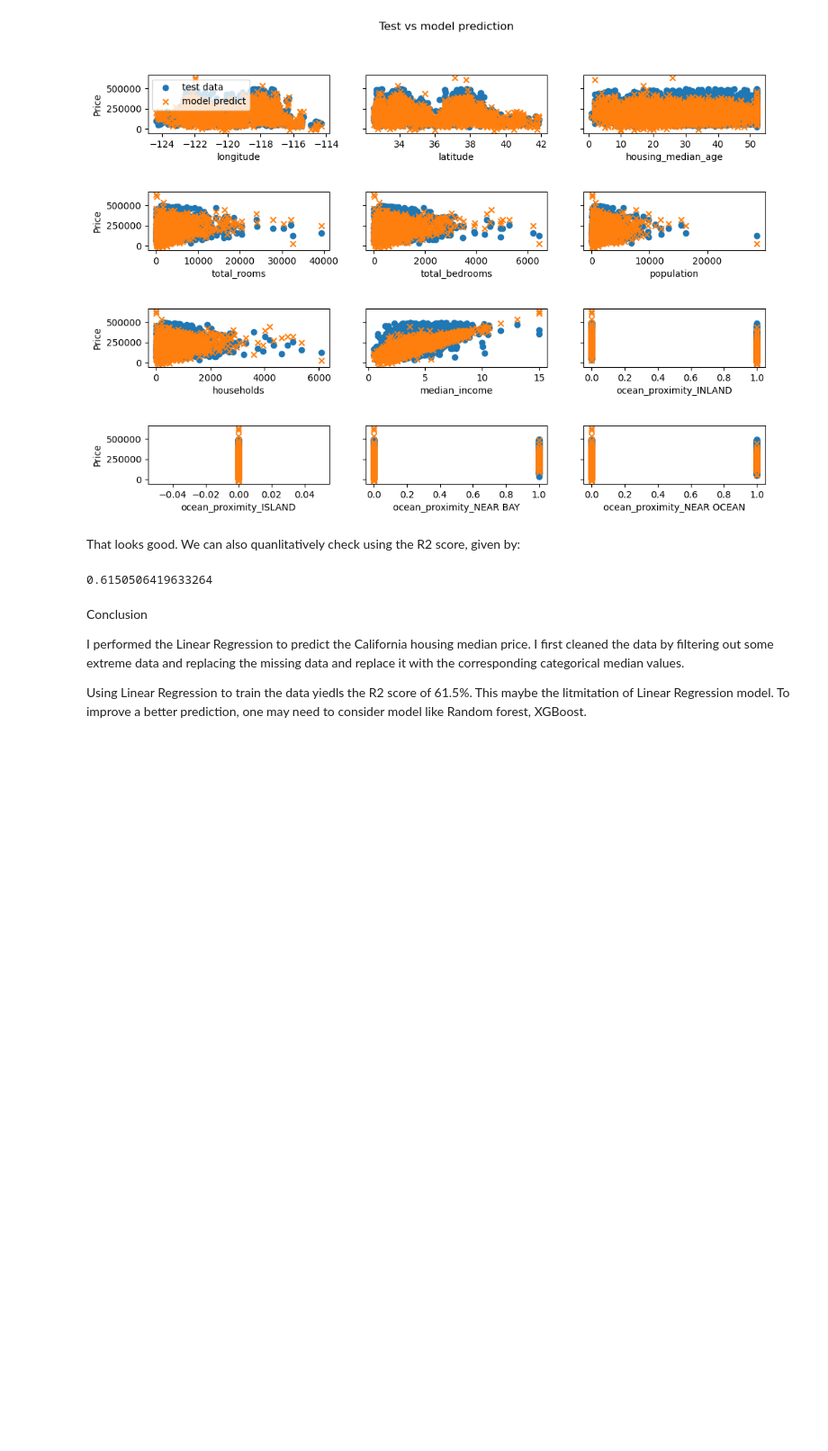
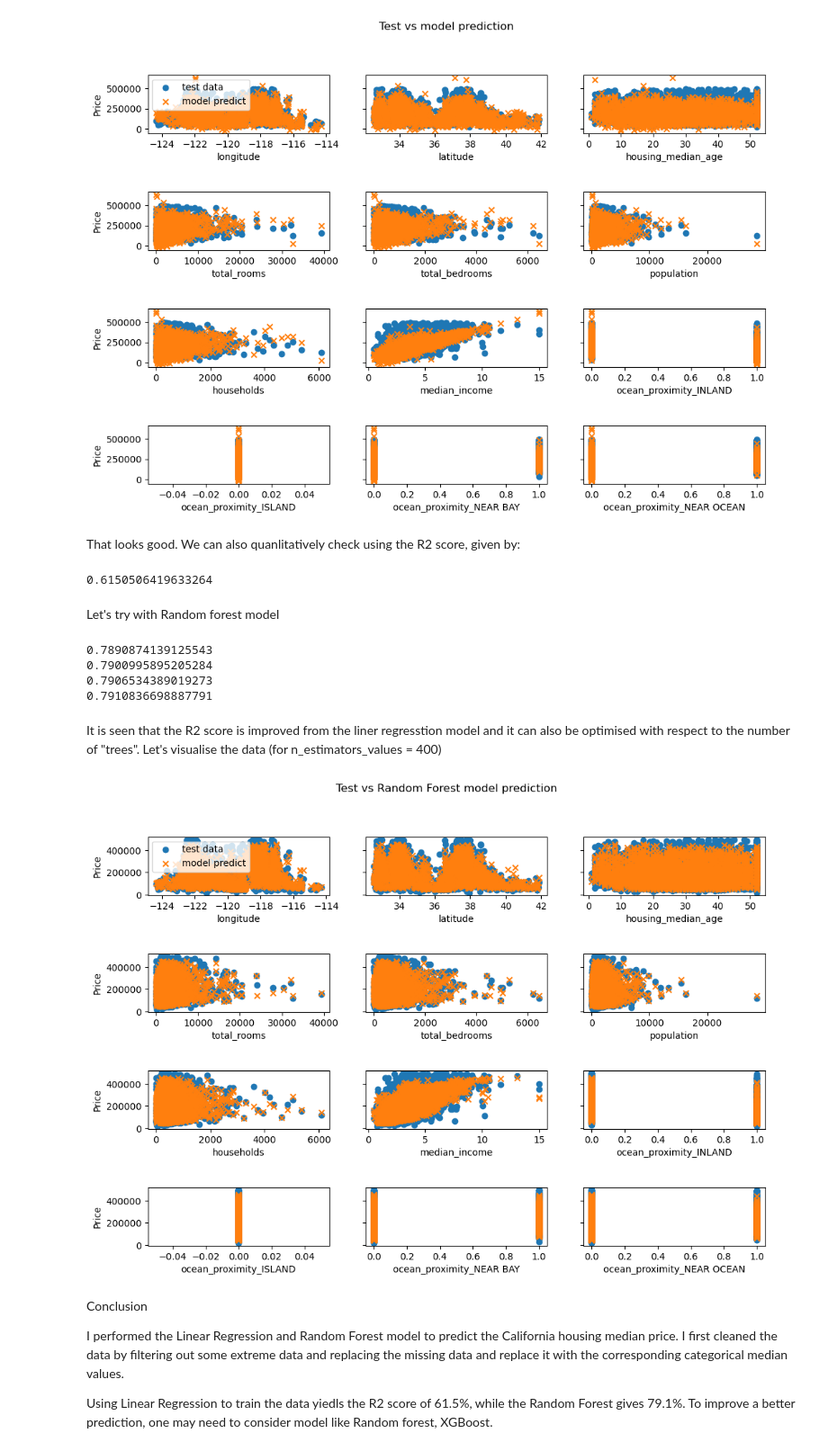
Before and after one commit to natwonglakhon/House_price_modelling, a Jupyter notebook: California_Housing.ipynb, the cells around one changed output. Shown at 90% size. Saved outputs shown, nothing was run; the diff lists cells and outputs as text; code cells hidden in the pictures; blank space fills up the shorter version.

```diff
--- a/California_Housing.ipynb
+++ b/California_Housing.ipynb
@@ -288,9 +288,48 @@ That looks good. We can also quanlitatively check using the R2 score, given by:
 r2_score(y_test, y_pred_sgd)
 # %% [output]
 0.6150506419633264
+# %% [markdown]
+Let's try with Random forest model
+# %%
+from sklearn.ensemble import RandomForestRegressor
+
+n_estimators_values = [100, 200, 300, 400]
+
+for n in n_estimators_values:
+    rf = RandomForestRegressor(n_estimators=n, random_state=40)
+    rf.fit(X_train_norm, y_train)
+    y_pred_rf = rf.predict(X_test_norm)
+    print(r2_score(y_test, y_pred_rf))
+# %% [output]
+0.7890874139125543
+0.7900995895205284
+0.7906534389019273
+0.7910836698887791
+# %% [markdown]
+It is seen that the R2 score is improved from the liner regresstion model and it can also be optimised with respect to the number of "trees". Let's visualise the data (for n_estimators_values = 400)
+# %%
+fig, ax = plt.subplots(4, 3, figsize=(12, 8), sharey=True)
+plt.subplots_adjust(hspace=1)
+for j, i in enumerate(range(0, 12)):  # j = 0..5, i = 3..8
+    row = j//3
+    col = j%3
+    # Plot target
+    ax[row, col].scatter(X_test.iloc[:, i].to_numpy(), y_test.to_numpy(), label='test data')
+    # plot prediction
+    ax[row, col].scatter(X_test.iloc[:, i], y_pred_rf, label='model predict', marker = 'x')
+    ax[row, col].set_xlabel(X_train.columns[i])
+    ax[row,0].set_ylabel("Price")
+
+ax[0,0].legend()
+
+fig.suptitle("Test vs Random Forest model prediction")
+plt.savefig("images/Test_vs_model_rf.png", dpi=150, bbox_inches='tight')
+plt.show()
+# %% [output]
+[figure, added]
 # %% [markdown]
 Conclusion
 
-I performed the Linear Regression to predict the California housing median price. I first cleaned the data by filtering out some extreme data and replacing the missing data and replace it with the corresponding categorical median values.
+I performed the Linear Regression and Random Forest model to predict the California housing median price. I first cleaned the data by filtering out some extreme data and replacing the missing data and replace it with the corresponding categorical median values.
 
-Using Linear Regression to train the data yiedls the R2 score of 61.5%. This maybe the litmitation of Linear Regression model. To improve a better prediction, one may need to consider model like Random forest, XGBoost.
+Using Linear Regression to train the data yiedls the R2 score of 61.5%, while the Random Forest gives 79.1%. To improve a better prediction, one may need to consider model like Random forest, XGBoost.
```
Also changed, not shown: parts of 1 cell of this notebook.
